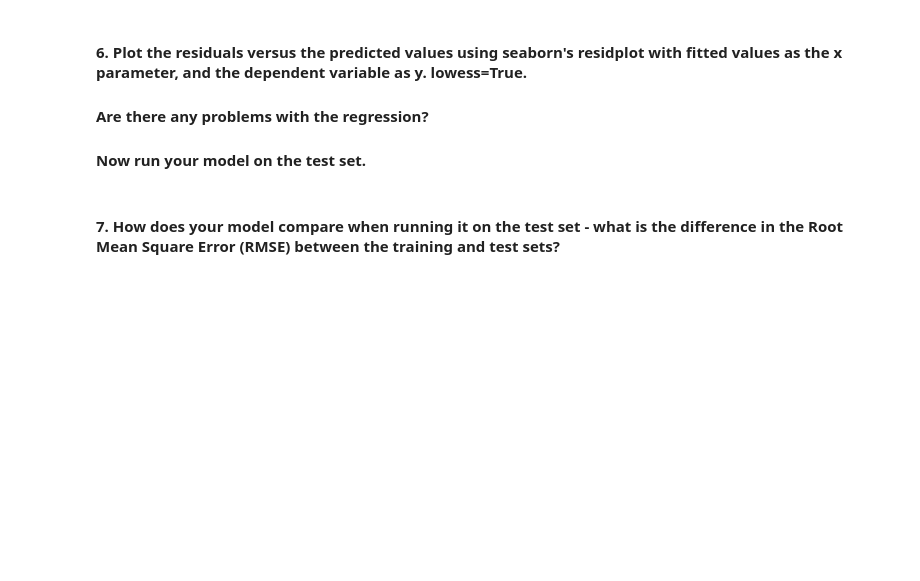
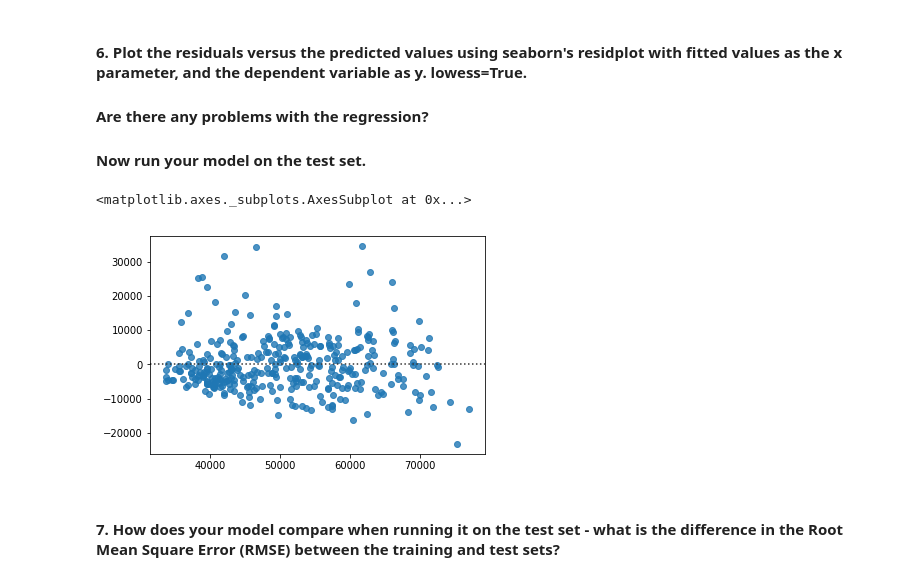
Before and after one commit to ThePhiri/multiple_linear_regression, a Jupyter notebook: multiple linear regression.ipynb, the cells around one changed output. Saved outputs shown, nothing was run; the diff lists cells and outputs as text; code cells hidden in the pictures; blank space fills up the shorter version.

Commit message:
added residplot

```diff
--- a/multiple linear regression.ipynb
+++ b/multiple linear regression.ipynb
@@ -101,6 +101,7 @@ dtype: float64
 # %% [markdown]
 #### 5. Calculate the standardised residuals (resid()) and standardised predicted values (fittedvalues()).
 # %%
-predictions = model.predict(df_train)
-residuals = model.resid(df_train)
+predictions = model.predict()
+residuals = model.resid
+print('predictions:', predictions.shape,'\nresiduals:', residuals.shape)
 # %% [output]
@@ -109,5 +111,10 @@ TypeError: 'Series' object is not callable
 #### 6.     Plot the residuals versus the predicted values using seaborn's residplot with fitted values as the x parameter, and the dependent variable as y. lowess=True.
 #### Are there any problems with the regression?
 #### Now run your model on the test set.
+# %%
+sns.residplot(predictions, residuals, lo)
+# %% [output]
+<matplotlib.axes._subplots.AxesSubplot at 0x...>
+[figure, added]
 # %% [markdown]
 #### 7. How does your model compare when running it on the test set - what is the difference in the Root Mean Square Error (RMSE) between the training and test sets?
```
Also changed, not shown: parts of 1 cell of this notebook.
